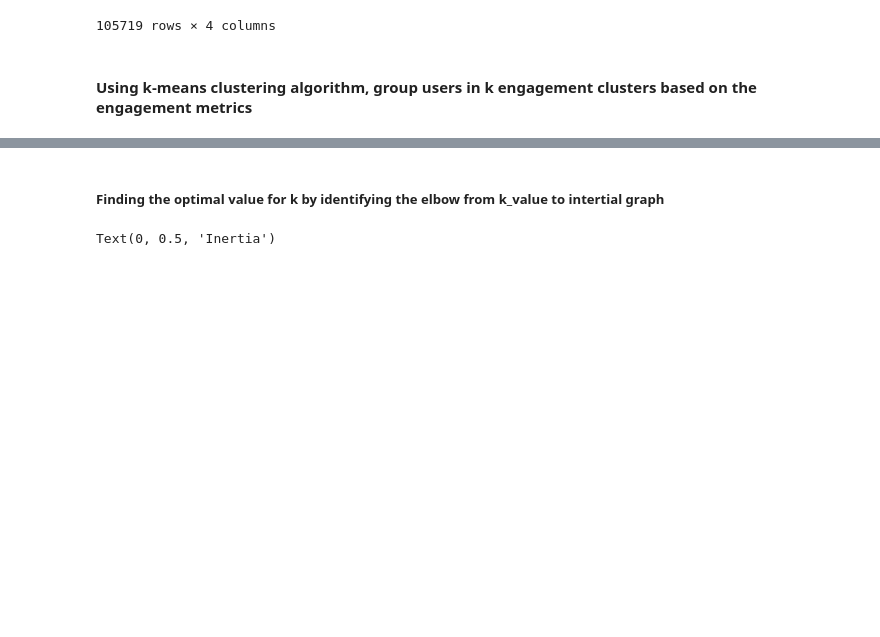
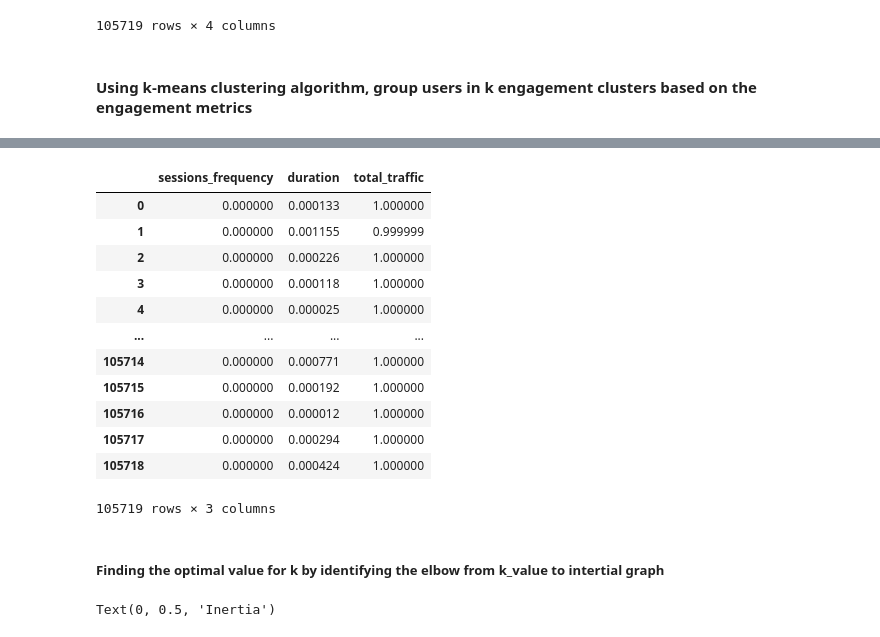
Before and after one commit to daniEL2371/telecom_data_analysis, a Jupyter notebook: Notebooks/UserEngagementAnalysis.ipynb, the cells around one changed output, grey strips where cells are left out. Cells and saved outputs as stored; diff of their text form; code cells hidden in the pictures; blank space fills up the shorter version.

```diff
--- a/Notebooks/UserEngagementAnalysis.ipynb
+++ b/Notebooks/UserEngagementAnalysis.ipynb
@@ -510,3 +530,19 @@ for k in range(1, 20):
+# %%
+inertias
+# %% [output]
+|  | sessions_frequency | duration | total_traffic |
+| 0 | 0.000000 | 0.000133 | 1.000000 |
+| 1 | 0.000000 | 0.001155 | 0.999999 |
+| 2 | 0.000000 | 0.000226 | 1.000000 |
+| 3 | 0.000000 | 0.000118 | 1.000000 |
+| 4 | 0.000000 | 0.000025 | 1.000000 |
+| ... | ... | ... | ... |
+| 105714 | 0.000000 | 0.000771 | 1.000000 |
+| 105715 | 0.000000 | 0.000192 | 1.000000 |
+| 105716 | 0.000000 | 0.000012 | 1.000000 |
+| 105717 | 0.000000 | 0.000294 | 1.000000 |
+| 105718 | 0.000000 | 0.000424 | 1.000000 |
+105719 rows × 3 columns
 # %% [markdown]
 ##### Finding the optimal value for k by identifying the elbow from k_value to intertial graph
 # %%
```
Also changed, not shown: parts of 2 cells of this notebook.
